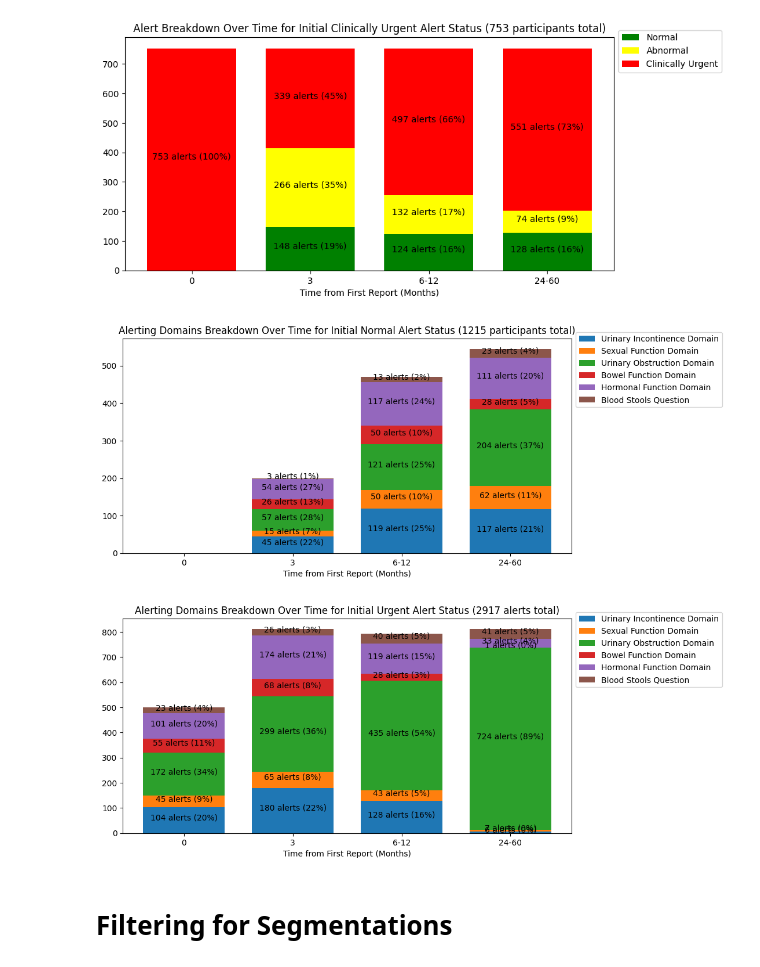
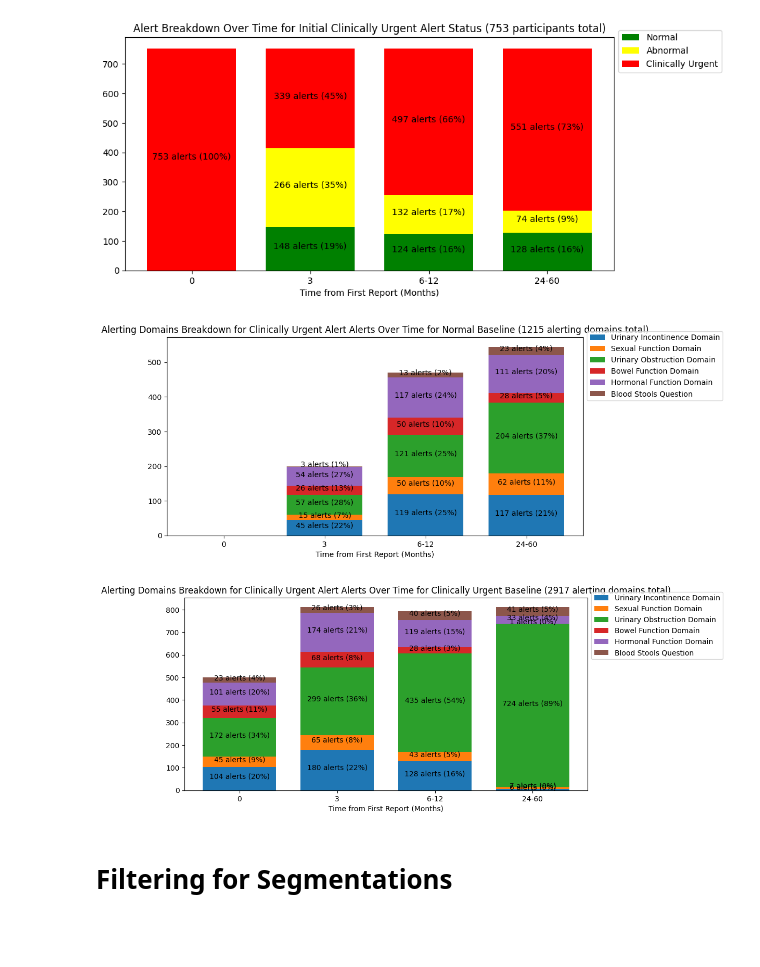
Before and after one commit to nrozario/ned-alg-analysis, a Jupyter notebook: segment_analysis.ipynb, the cells around one changed output. Cells and saved outputs as stored; diff of their text form; code cells hidden in the pictures; blank space fills up the shorter version.

```diff
--- a/segment_analysis.ipynb
+++ b/segment_analysis.ipynb
@@ -164,8 +164,8 @@ Starting urgent:
 5648 -> 3012 alerts
 # %%
 # Look at the frequency for the different types of alerts (normal, abnormal, clinically urgent)
-alert_counts_normal = normal_filtered_ind_time_df['Final Alert State'].value_counts()
-alert_counts_urgent = urgent_filtered_ind_time_df['Final Alert State'].value_counts()
+alert_counts_normal = normal_filtered_ind_time_df4['Final Alert State'].value_counts()
+alert_counts_urgent = urgent_filtered_ind_time_df4['Final Alert State'].value_counts()
 
 start_alert = (
     "Normal Alert",
@@ -177,7 +177,7 @@ alert_counts = {
     "Clinically Urgent": np.array([alert_counts_normal['Clinically Urgent Alert'], alert_counts_urgent['Clinically Urgent Alert']]),
 }
 
-total_alert_counts = [len(normal_filtered_raw_data_df), len(urgent_filtered_raw_data_df)]
+total_alert_counts = [len(normal_filtered_raw_data_df4), len(urgent_filtered_raw_data_df4)]
 
 alert_colors = {
     "Normal": "green",
@@ -268,8 +281,8 @@ plt.show()
 # %%
 # Alerts by report number
-alert_types = list(normal_filtered_ind_time_df['Final Alert State'])
-alert_times = list(normal_filtered_ind_time_df['Time Point'])
-patient_ids = list(normal_filtered_ind_time_df['Patient Identifier'])
+alert_types = list(normal_filtered_ind_time_df4['Final Alert State'])
+alert_times = list(normal_filtered_ind_time_df4['Time Point'])
+patient_ids = list(normal_filtered_ind_time_df4['Patient Identifier'])
 alerts_by_patient = {} # {id : [(datetime, alert_type)]}
 
 for i in range(len(alert_types)):
@@ -296,6 +309,7 @@ alert_counts = {
     "Abnormal": np.array([old_counts[date]["Abnormal"] for date in date_points]),
     "Clinically Urgent": np.array([old_counts[date]["Clinically Urgent Alert"] for date in date_points]),
 }
+overall_normal_alert_counts = alert_counts
 
 total_alert_counts = [sum(old_counts[date].values()) for date in date_points]
 
@@ -323,10 +337,10 @@ for i in range(len(ax.patches)):
         continue
     ax.text(bar.get_x() + bar.get_width() / 2,
       bar.get_height() / 2 + bar.get_y(),
-      f"{round(bar.get_height())} alerts ({int(100*round(bar.get_height())/normal_participant_count)}%)", ha = 'center',
+      f"{round(bar.get_height())} alerts ({int(100*round(bar.get_height())/normal_participant_count4)}%)", ha = 'center',
       color = 'black', size = 10)
 
-ax.set_title(f"Alert Breakdown Over Time for Initial Normal Alert Status ({normal_participant_count} participants total)")
+ax.set_title(f"Alert Breakdown Over Time for Initial Normal Alert Status ({normal_participant_count4} participants total)")
 ax.legend(bbox_to_anchor=(1, 1.05))
 plt.xlabel("Time from First Report (Months)")
 
@@ -335,9 +349,9 @@ plt.show()
 [figure]
 # %%
 # Alerts by report number
-alert_types = list(urgent_filtered_ind_time_df['Final Alert State'])
-alert_times = list(urgent_filtered_ind_time_df['Time Point'])
-patient_ids = list(urgent_filtered_ind_time_df['Patient Identifier'])
+alert_types = list(urgent_filtered_ind_time_df4['Final Alert State'])
+alert_times = list(urgent_filtered_ind_time_df4['Time Point'])
+patient_ids = list(urgent_filtered_ind_time_df4['Patient Identifier'])
 alerts_by_patient = {} # {id : [(datetime, alert_type)]}
 
 for i in range(len(alert_types)):
@@ -358,13 +372,15 @@ for patient_id in alerts_by_patient.keys():
     for i in range(len(sorted_alerts)):
         alert_counts[date_points[i]][sorted_alerts[i][1]] += 1
 
-alert_counts[date_points[0]] = {"Normal": 0, "Abnormal": 0, "Clinically Urgent Alert": urgent_participant_count}
+alert_counts[date_points[0]] = {"Normal": 0, "Abnormal": 0, "Clinically Urgent Alert": urgent_participant_count4}
 old_counts = alert_counts
 alert_counts = {
     "Normal": np.array([old_counts[date]["Normal"] for date in date_points]),
     "Abnormal": np.array([old_counts[date]["Abnormal"] for date in date_points]),
     "Clinically Urgent": np.array([old_counts[date]["Clinically Urgent Alert"] for date in date_points]),
 }
+
+overall_urgent_alert_counts = alert_counts
 
 total_alert_counts = [sum(old_counts[date].values()) for date in date_points]
 
@@ -392,10 +408,10 @@ for i in range(len(ax.patches)):
         continue
     ax.text(bar.get_x() + bar.get_width() / 2,
       bar.get_height() / 2 + bar.get_y(),
-      f"{round(bar.get_height())} alerts ({int(100*round(bar.get_height())/urgent_participant_count)}%)", ha = 'center',
+      f"{round(bar.get_height())} alerts ({int(100*round(bar.get_height())/urgent_participant_count4)}%)", ha = 'center',
       color = 'black', size = 10)
 
-ax.set_title(f"Alert Breakdown Over Time for Initial Clinically Urgent Alert Status ({urgent_participant_count} participants total)")
+ax.set_title(f"Alert Breakdown Over Time for Initial Clinically Urgent Alert Status ({urgent_participant_count4} participants total)")
 ax.legend(bbox_to_anchor=(1, 1.05))
 plt.xlabel("Time from First Report (Months)")
 
@@ -405,9 +425,10 @@ plt.show()
 # %%
 # Alerts by report number
-alert_types = list(normal_filtered_ind_time_df['Final Alert State'])
-alert_times = list(normal_filtered_ind_time_df['Time Point'])
-patient_ids = list(normal_filtered_ind_time_df['Patient Identifier'])
-alerting_domains = list(normal_filtered_ind_time_df['Alerting Domains'])
+alert_filter_type = "Clinically Urgent Alert"
+alert_types = list(normal_filtered_ind_time_df4['Final Alert State'])
+alert_times = list(normal_filtered_ind_time_df4['Time Point'])
+patient_ids = list(normal_filtered_ind_time_df4['Patient Identifier'])
+alerting_domains = list(normal_filtered_ind_time_df4['Alerting Domains'])
 alerts_by_patient = {} # {id : [(datetime, alert_type, alerting_domains)]}
 
 for i in range(len(alert_types)):
@@ -423,7 +444,7 @@ alert_counts = dict(alert_counts)
 domain_list = ["ui_domain", "sf_domain", "uio_domain", "bf_domain", "hf_domain", "q6d"]
 for patient_id in alerts_by_patient.keys():
     alerts_by_patient[patient_id].sort(key=lambda alert: alert[0])
-    alerts_by_patient[patient_id] = [(i, alerts_by_patient[patient_id][i][2]) for i in range(len(alerts_by_patient[patient_id])) if alerts_by_patient[patient_id][i][1] == "Clinically Urgent Alert"]
+    alerts_by_patient[patient_id] = [(i, alerts_by_patient[patient_id][i][2]) for i in range(len(alerts_by_patient[patient_id])) if alerts_by_patient[patient_id][i][1] == alert_filter_type]
     sorted_alerts = alerts_by_patient[patient_id]
     for i in range(len(sorted_alerts)):
         for domain in domain_list:
@@ -443,41 +464,42 @@ alert_counts = {
 total_alert_counts = sum([sum(old_counts[date].values()) for date in date_points])
 total_domain_counts = [sum(old_counts[date].values()) for date in date_points][::-1]
 
 width = 0.75
 
 fig, ax = plt.subplots()
 # fig.set_figheight(15)
 fig.set_figwidth(10)
 bottom = np.zeros(len(date_points))
 
 # Stacked bars
 for alert_type, alert_count in alert_counts.items():
     p = ax.bar(date_points, alert_count, width, label=alert_type, bottom=bottom)
     bottom += alert_count
 
 # Patch Labels
 for i in range(len(ax.patches)):
     bar = ax.patches[i]
     if bar.get_height() == 0:
         continue
     ax.text(bar.get_x() + bar.get_width() / 2,
       bar.get_height() / 2 + bar.get_y(),
       f"{round(bar.get_height())} alerts ({int(100*round(bar.get_height())/total_domain_counts[i%len(total_domain_counts)])}%)", ha = 'center',
       color = 'black', size = 10)
 
-ax.set_title(f"Alerting Domains Breakdown Over Time for Initial Normal Alert Status ({total_alert_counts} participants total)")
+ax.set_title(f"Alerting Domains Breakdown for {alert_filter_type} Alerts Over Time for Normal Baseline ({total_alert_counts} alerting domains total)")
 ax.legend(bbox_to_anchor=(1, 1.05))
 plt.xlabel("Time from First Report (Months)")
 
 plt.show()
 # %% [output]
-[figure, old version]
+[figure, new version]
 # %%
 # Alerts by report number
-alert_types = list(urgent_filtered_ind_time_df['Final Alert State'])
-alert_times = list(urgent_filtered_ind_time_df['Time Point'])
-patient_ids = list(urgent_filtered_ind_time_df['Patient Identifier'])
-alerting_domains = list(urgent_filtered_ind_time_df['Alerting Domains'])
+alert_filter_type = "Clinically Urgent Alert"
+alert_types = list(urgent_filtered_ind_time_df4['Final Alert State'])
+alert_times = list(urgent_filtered_ind_time_df4['Time Point'])
+patient_ids = list(urgent_filtered_ind_time_df4['Patient Identifier'])
+alerting_domains = list(urgent_filtered_ind_time_df4['Alerting Domains'])
 alerts_by_patient = {} # {id : [(datetime, alert_type, alerting_domains)]}
 
 for i in range(len(alert_types)):
@@ -493,7 +515,7 @@ alert_counts = dict(alert_counts)
 domain_list = ["ui_domain", "sf_domain", "uio_domain", "bf_domain", "hf_domain", "q6d"]
 for patient_id in alerts_by_patient.keys():
     alerts_by_patient[patient_id].sort(key=lambda alert: alert[0])
-    alerts_by_patient[patient_id] = [(i, alerts_by_patient[patient_id][i][2]) for i in range(len(alerts_by_patient[patient_id])) if alerts_by_patient[patient_id][i][1] == "Clinically Urgent Alert"]
+    alerts_by_patient[patient_id] = [(i, alerts_by_patient[patient_id][i][2]) for i in range(len(alerts_by_patient[patient_id])) if alerts_by_patient[patient_id][i][1] == alert_filter_type]
     sorted_alerts = alerts_by_patient[patient_id]
     for i in range(len(sorted_alerts)):
         for domain in domain_list:
@@ -535,13 +557,13 @@ for i in range(len(ax.patches)):
       f"{round(bar.get_height())} alerts ({int(100*round(bar.get_height())/total_domain_counts[i%len(total_domain_counts)])}%)", ha = 'center',
       color = 'black', size = 10)
 
-ax.set_title(f"Alerting Domains Breakdown Over Time for Initial Urgent Alert Status ({total_alert_counts} alerts total)")
+ax.set_title(f"Alerting Domains Breakdown for {alert_filter_type} Alerts Over Time for Clinically Urgent Baseline ({total_alert_counts} alerting domains total)")
 ax.legend(bbox_to_anchor=(1, 1.05))
 plt.xlabel("Time from First Report (Months)")
 
 plt.show()
 # %% [output]
-[figure, old version]
+[figure, new version]
 # %% [markdown]
 # Filtering for Segmentations
 # %%
```
Also changed, not shown: parts of 34 cells of this notebook.
